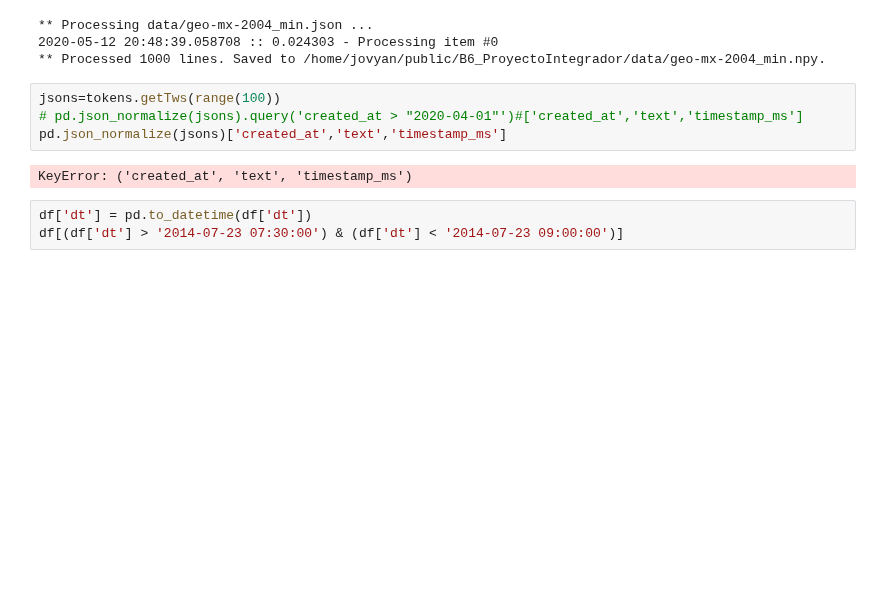
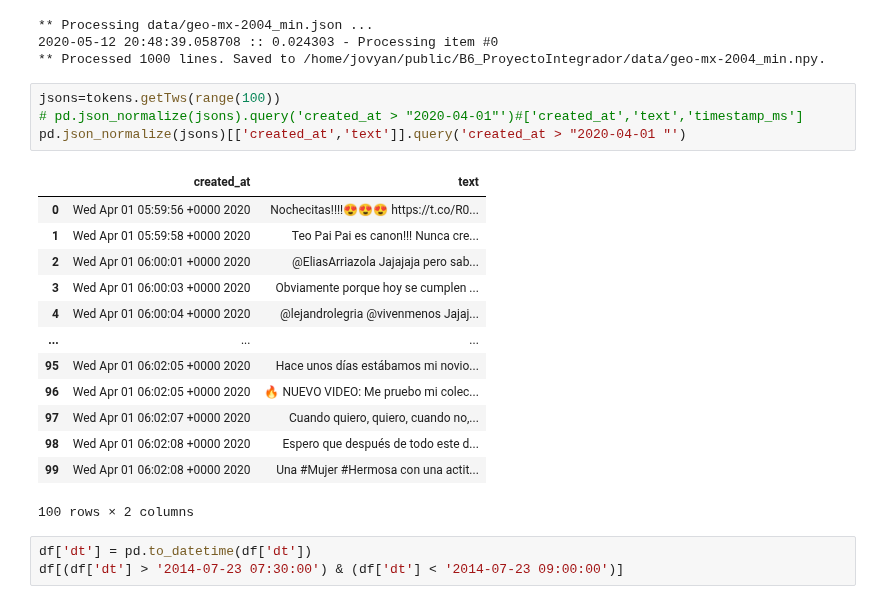
Before and after one commit to angelgarcan/public, a Jupyter notebook: B6_ProyectoIntegrador/dash.ipynb, the cells around one changed output. Cells and saved outputs as stored; diff of their text form; blank space fills up the shorter version.

```diff
--- a/B6_ProyectoIntegrador/dash.ipynb
+++ b/B6_ProyectoIntegrador/dash.ipynb
@@ -25,9 +25,21 @@ tokens=Tokens("data/geo-mx-2004_min.json",replace=True,showProgressEach=10000)
 # %%
 jsons=tokens.getTws(range(100))
 # pd.json_normalize(jsons).query('created_at > "2020-04-01"')#['created_at','text','timestamp_ms']
-pd.json_normalize(jsons)['created_at','text','timestamp_ms']
+pd.json_normalize(jsons)[['created_at','text']].query('created_at > "2020-04-01 "')
 # %% [output]
+|  | created_at | text |
+| 0 | Wed Apr 01 05:59:56 +0000 2020 | Nochecitas!!!!😍😍😍 https://t.co/R0... |
+| 1 | Wed Apr 01 05:59:58 +0000 2020 | Teo Pai Pai es canon!!! Nunca cre... |
+| 2 | Wed Apr 01 06:00:01 +0000 2020 | @EliasArriazola Jajajaja pero sab... |
+| 3 | Wed Apr 01 06:00:03 +0000 2020 | Obviamente porque hoy se cumplen ... |
+| 4 | Wed Apr 01 06:00:04 +0000 2020 | @lejandrolegria @vivenmenos Jajaj... |
+| ... | ... | ... |
+| 95 | Wed Apr 01 06:02:05 +0000 2020 | Hace unos días estábamos mi novio... |
+| 96 | Wed Apr 01 06:02:05 +0000 2020 | 🔥 NUEVO VIDEO: Me pruebo mi colec... |
+| 97 | Wed Apr 01 06:02:07 +0000 2020 | Cuando quiero, quiero, cuando no,... |
+| 98 | Wed Apr 01 06:02:08 +0000 2020 | Espero que después de todo este d... |
+| 99 | Wed Apr 01 06:02:08 +0000 2020 | Una #Mujer #Hermosa con una actit... |
-KeyError: ('created_at', 'text', 'timestamp_ms')
+100 rows × 2 columns
 # %%
 df['dt'] = pd.to_datetime(df['dt'])
 df[(df['dt'] > '2014-07-23 07:30:00') & (df['dt'] < '2014-07-23 09:00:00')]
```
